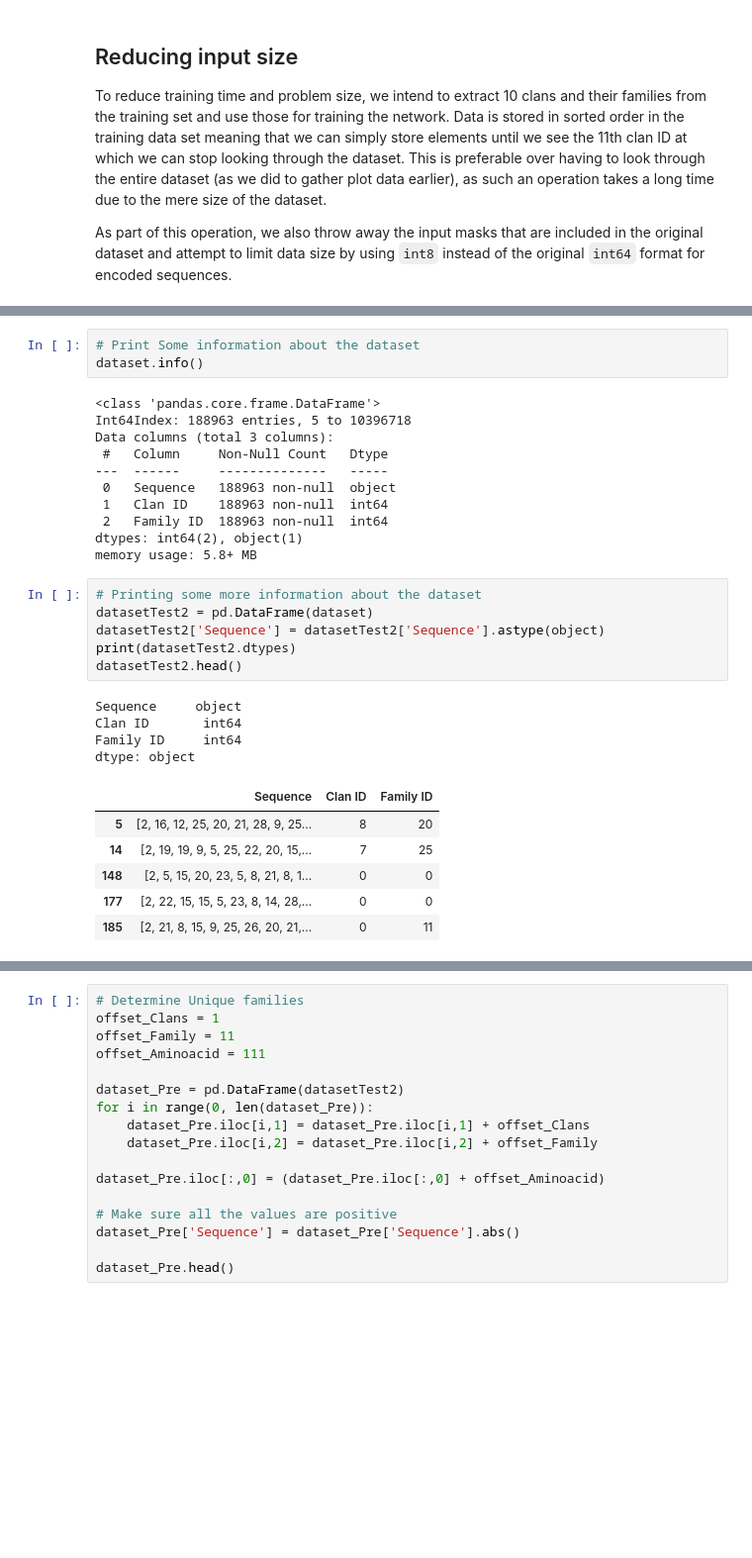
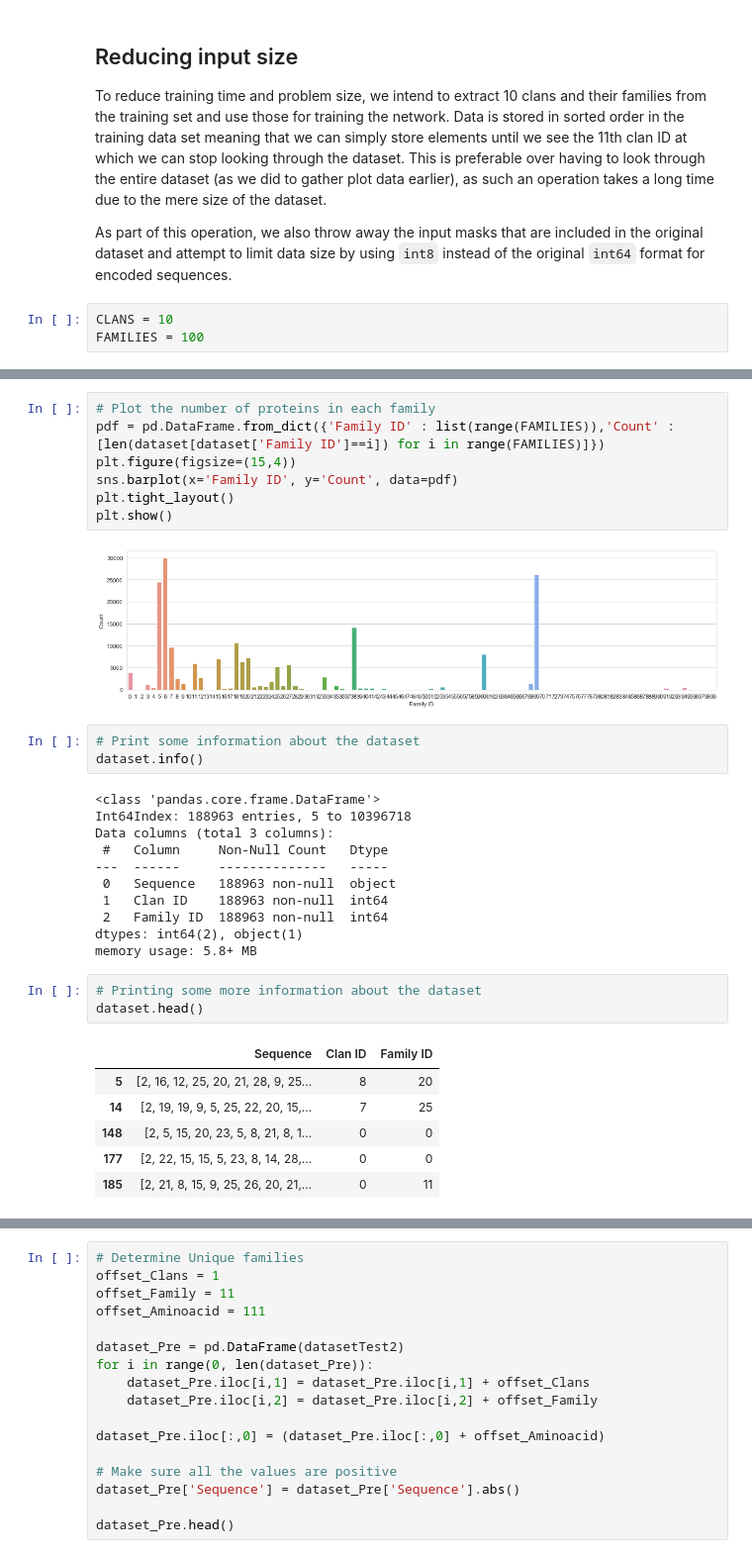
Before and after one commit to hansemandse/prowave, a Jupyter notebook: src/DeeplearningProject.ipynb, the cells around one changed output, grey strips where cells are left out. Shown at 99% size. Drawn from its saved outputs; the diff is of its cells as text; blank space fills up the shorter version.

```diff
--- a/src/DeeplearningProject.ipynb
+++ b/src/DeeplearningProject.ipynb
@@ -169,4 +194,7 @@ print(test_sentence)
 To reduce training time and problem size, we intend to extract 10 clans and their families from the training set and use those for training the network. Data is stored in sorted order in the training data set meaning that we can simply store elements until we see the 11th clan ID at which we can stop looking through the dataset. This is preferable over having to look through the entire dataset (as we did to gather plot data earlier), as such an operation takes a long time due to the mere size of the dataset.
 
 As part of this operation, we also throw away the input masks that are included in the original dataset and attempt to limit data size by using `int8` instead of the original `int64` format for encoded sequences.
+# %%
+CLANS = 10
+FAMILIES = 100
 # %%
@@ -236,5 +244,14 @@ plt.show()
+# %%
+# Plot the number of proteins in each family
+pdf = pd.DataFrame.from_dict({'Family ID' : list(range(FAMILIES)),'Count' : [len(dataset[dataset['Family ID']==i]) for i in range(FAMILIES)]})
+plt.figure(figsize=(15,4))
+sns.barplot(x='Family ID', y='Count', data=pdf)
+plt.tight_layout()
+plt.show()
+# %% [output]
+[figure, added]
 # %%
-# Print Some information about the dataset
+# Print some information about the dataset
 dataset.info()
 # %% [output]
 <class 'pandas.core.frame.DataFrame'>
@@ -249,15 +266,8 @@ dtypes: int64(2), object(1)
 memory usage: 5.8+ MB
 # %%
 # Printing some more information about the dataset
-datasetTest2 = pd.DataFrame(dataset)
-datasetTest2['Sequence'] = datasetTest2['Sequence'].astype(object)
-print(datasetTest2.dtypes)
-datasetTest2.head()
+dataset.head()
 # %% [output]
-Sequence     object
-Clan ID       int64
-Family ID     int64
-dtype: object
 |  | Sequence | Clan ID | Family ID |
 | 5 | [2, 16, 12, 25, 20, 21, 28, 9, 25... | 8 | 20 |
 | 14 | [2, 19, 19, 9, 5, 25, 22, 20, 15,... | 7 | 25 |
```
Also changed, not shown: parts of 11 cells of this notebook.
